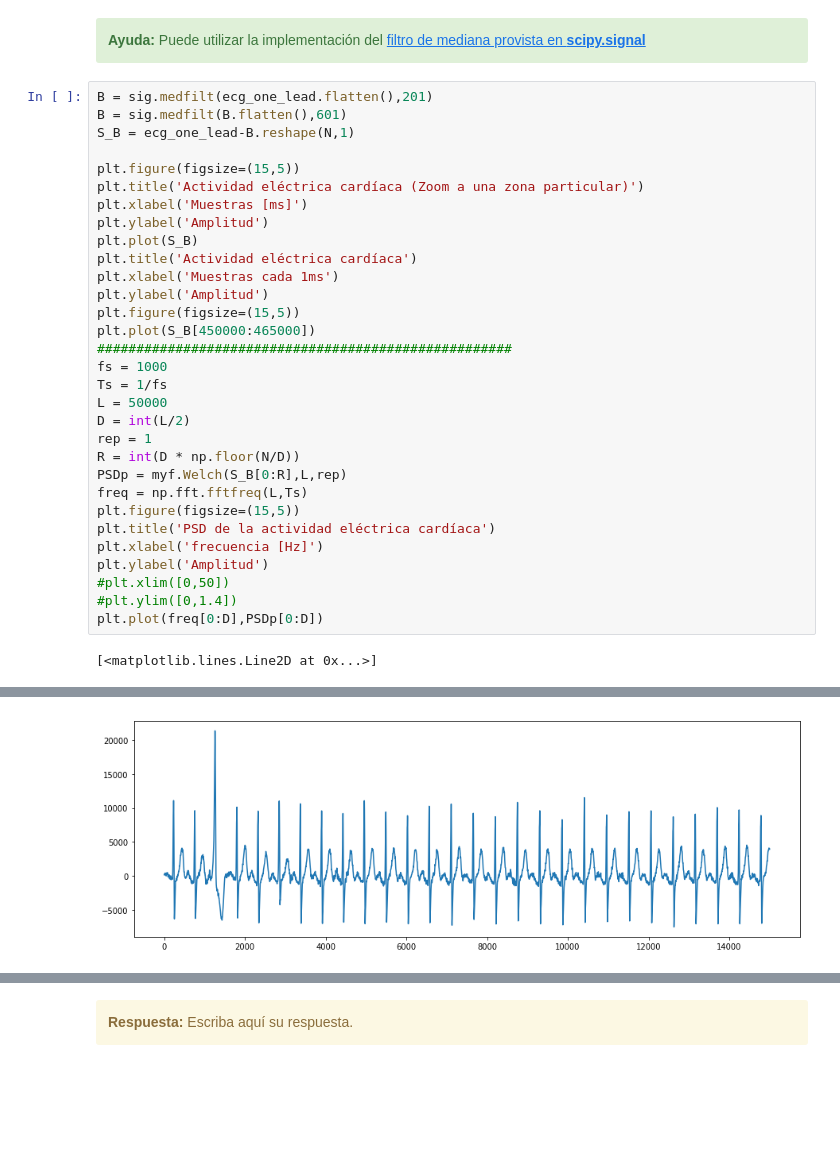
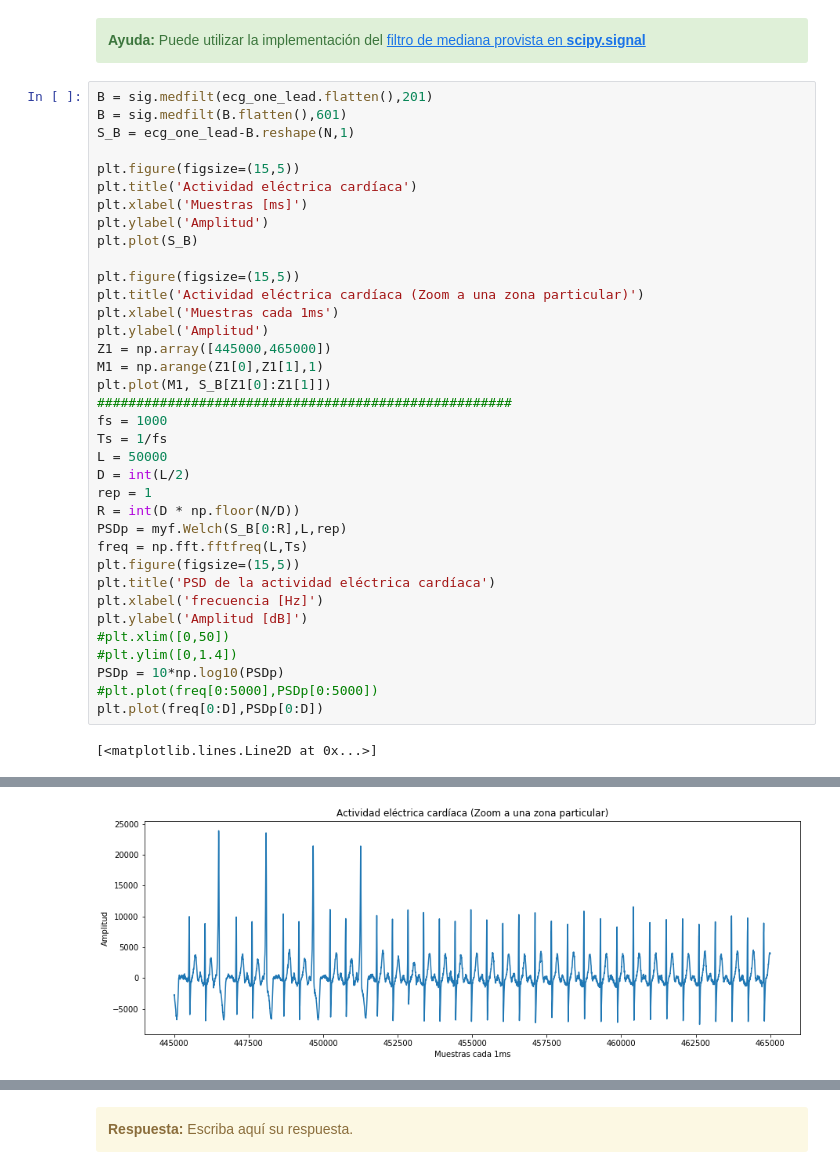
Before and after one commit to Sidorczuk/DSP, a Jupyter notebook: TP4-Filtrado.ipynb, the cells around one changed output, grey strips where cells are left out. Cells and saved outputs as stored; diff of their text form; blank space fills up the shorter version.

```diff
--- a/TP4-Filtrado.ipynb
+++ b/TP4-Filtrado.ipynb
@@ -248,15 +264,18 @@ B = sig.medfilt(B.flatten(),601)
 S_B = ecg_one_lead-B.reshape(N,1)
 
 plt.figure(figsize=(15,5))
-plt.title('Actividad eléctrica cardíaca (Zoom a una zona particular)')
+plt.title('Actividad eléctrica cardíaca')
 plt.xlabel('Muestras [ms]')
 plt.ylabel('Amplitud')
 plt.plot(S_B)
-plt.title('Actividad eléctrica cardíaca')
+
+plt.figure(figsize=(15,5))
+plt.title('Actividad eléctrica cardíaca (Zoom a una zona particular)')
 plt.xlabel('Muestras cada 1ms')
 plt.ylabel('Amplitud')
-plt.figure(figsize=(15,5))
-plt.plot(S_B[450000:465000])
+Z1 = np.array([445000,465000])
+M1 = np.arange(Z1[0],Z1[1],1)
+plt.plot(M1, S_B[Z1[0]:Z1[1]])
 #####################################################
 fs = 1000
 Ts = 1/fs
@@ -269,9 +288,11 @@ freq = np.fft.fftfreq(L,Ts)
 plt.figure(figsize=(15,5))
 plt.title('PSD de la actividad eléctrica cardíaca')
 plt.xlabel('frecuencia [Hz]')
-plt.ylabel('Amplitud')
+plt.ylabel('Amplitud [dB]')
 #plt.xlim([0,50])
 #plt.ylim([0,1.4])
+PSDp = 10*np.log10(PSDp)
+#plt.plot(freq[0:5000],PSDp[0:5000])
 plt.plot(freq[0:D],PSDp[0:D])
 # %% [output]
 [<matplotlib.lines.Line2D at 0x...>]
@@ -279 +300 @@ plt.plot(freq[0:D],PSDp[0:D])
-[figure, old version]
+[figure, new version]
```
Also changed, not shown: parts of 2 cells of this notebook.
